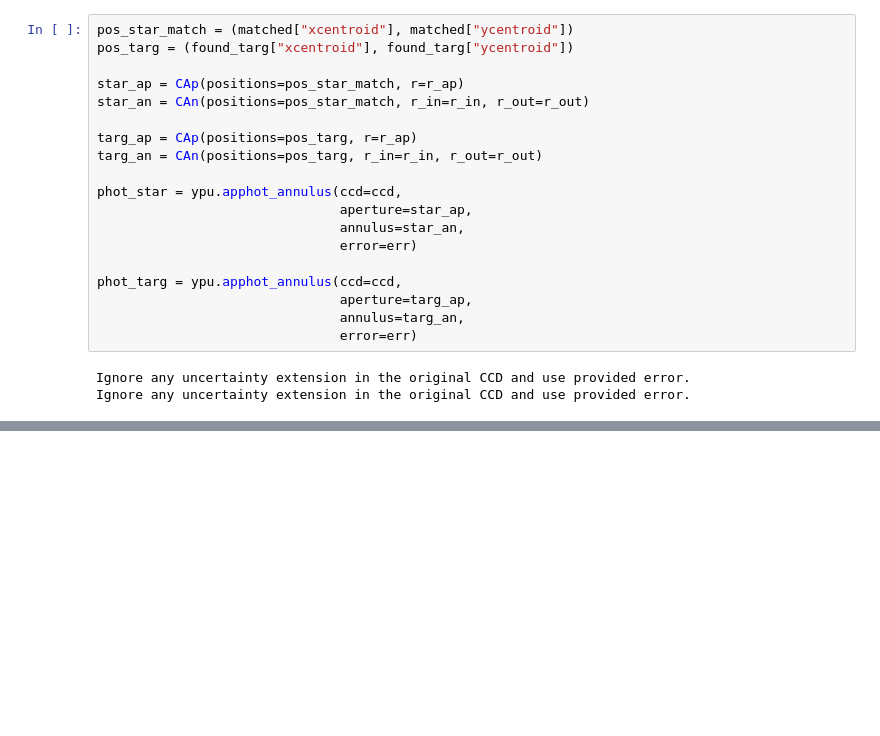
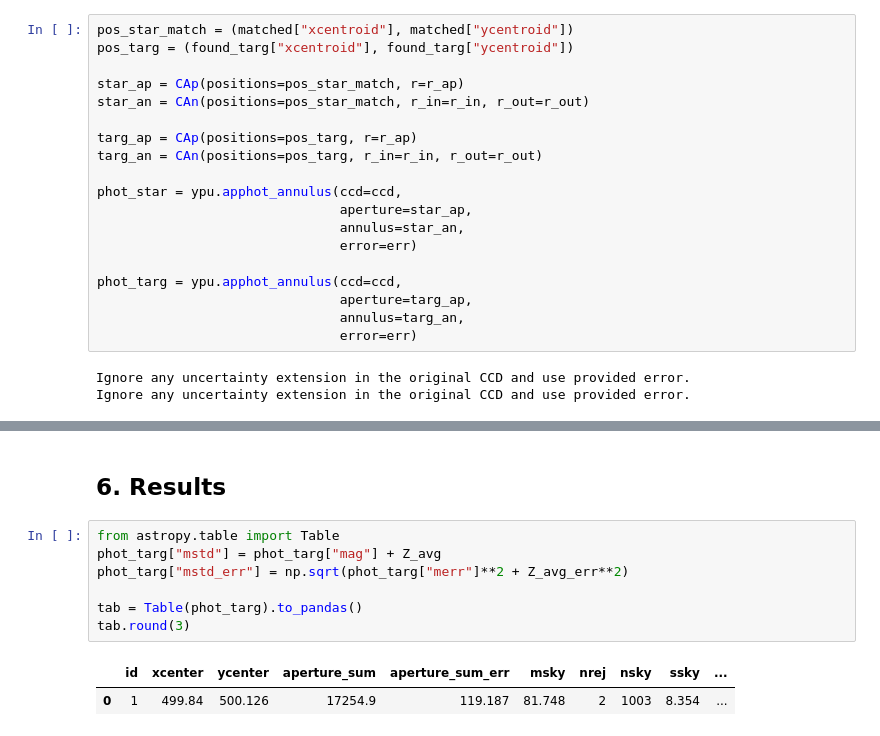
Before and after one commit to ysBach/SNU_AOclass, a Jupyter notebook: Notebooks/05-Differential_Phot.ipynb, the cells around one changed output, grey strips where cells are left out. Cells and saved outputs as stored; diff of their text form; blank space fills up the shorter version.

```diff
--- a/Notebooks/05-Differential_Phot.ipynb
+++ b/Notebooks/05-Differential_Phot.ipynb
@@ -428,0 +607,12 @@ phot_targ["mag"] - popt
+# %% [markdown]
+## 6. Results
+# %%
+from astropy.table import Table
+phot_targ["mstd"] = phot_targ["mag"] + Z_avg
+phot_targ["mstd_err"] = np.sqrt(phot_targ["merr"]**2 + Z_avg_err**2)
+
+tab = Table(phot_targ).to_pandas()
+tab.round(3)
+# %% [output]
+|  | id | xcenter | ycenter | aperture_sum | aperture_sum_err | msky | nrej | nsky | ssky | ... |
+| 0 | 1 | 499.84 | 500.126 | 17254.9 | 119.187 | 81.748 | 2 | 1003 | 8.354 | ... |
```
Also changed, not shown: parts of 16 cells of this notebook.
